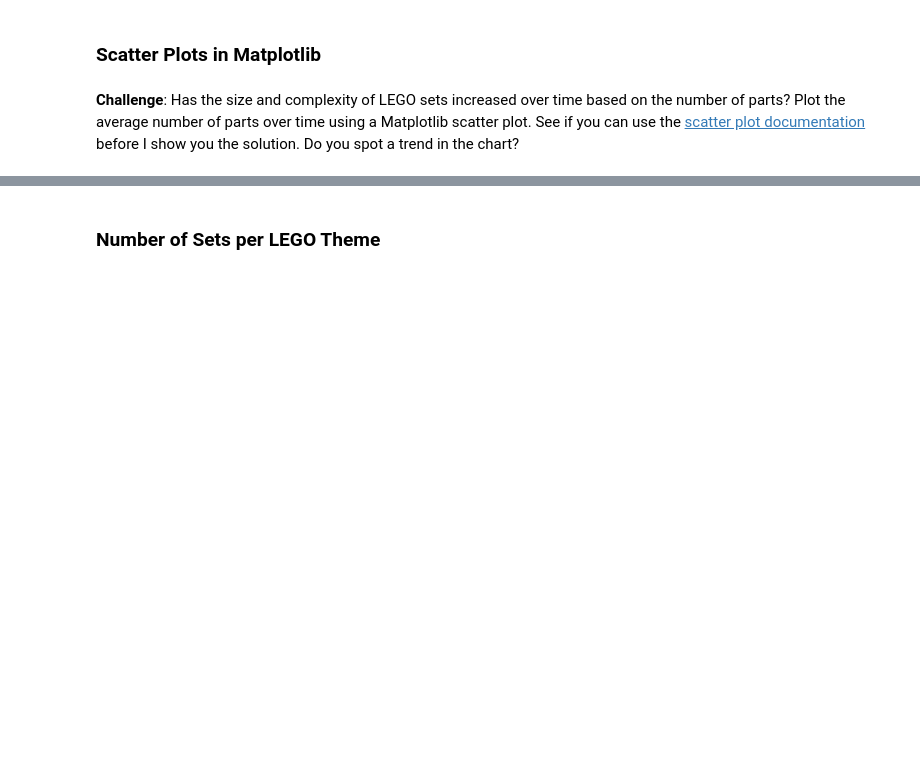
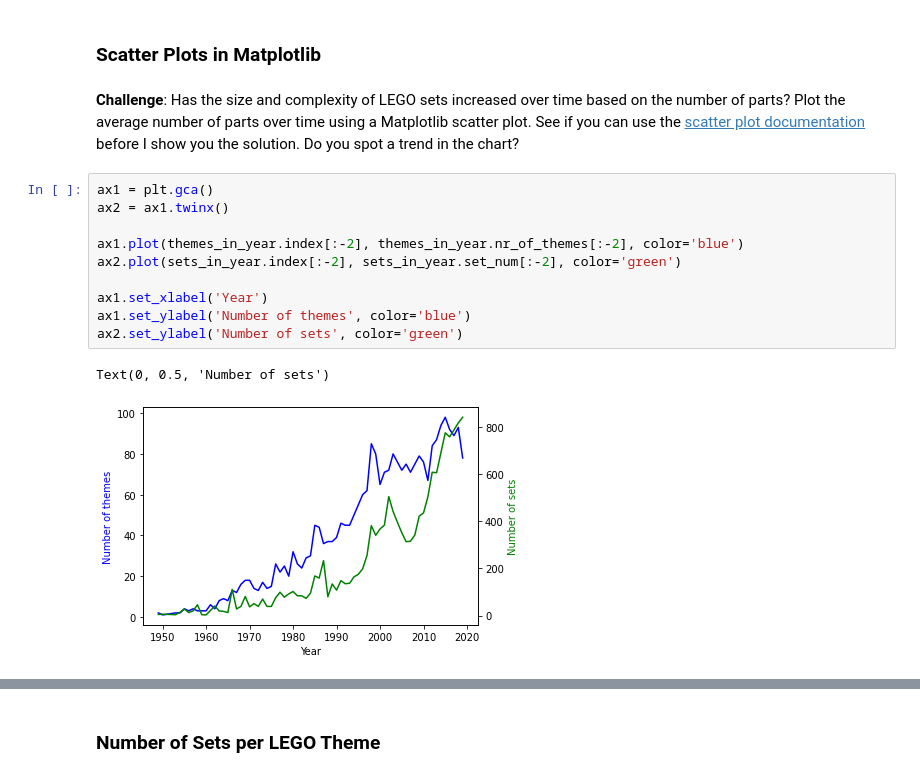
Before and after one commit to womaro/Story, a Jupyter notebook: Lego_Analysis_for_Course_(start).ipynb, the cells around one changed output, grey strips where cells are left out. Saved outputs shown, nothing was run; the diff lists cells and outputs as text; blank space fills up the shorter version.

```diff
--- a/Lego_Analysis_for_Course_(start).ipynb
+++ b/Lego_Analysis_for_Course_(start).ipynb
@@ -112,3 +251,16 @@ Let's work out the number of different themes shipped by year. This means we hav
 ### Scatter Plots in Matplotlib
 # %% [markdown]
 **Challenge**: Has the size and complexity of LEGO sets increased over time based on the number of parts? Plot the average number of parts over time using a Matplotlib scatter plot. See if you can use the [scatter plot documentation](https://matplotlib.org/3.1.0/api/_as_gen/matplotlib.pyplot.scatter.html) before I show you the solution. Do you spot a trend in the chart?
+# %%
+ax1 = plt.gca()
+ax2 = ax1.twinx()
+
+ax1.plot(themes_in_year.index[:-2], themes_in_year.nr_of_themes[:-2], color='blue')
+ax2.plot(sets_in_year.index[:-2], sets_in_year.set_num[:-2], color='green')
+
+ax1.set_xlabel('Year')
+ax1.set_ylabel('Number of themes', color='blue')
+ax2.set_ylabel('Number of sets', color='green')
+# %% [output]
+Text(0, 0.5, 'Number of sets')
+[figure, added]
```
Also changed, not shown: parts of 26 cells of this notebook.
